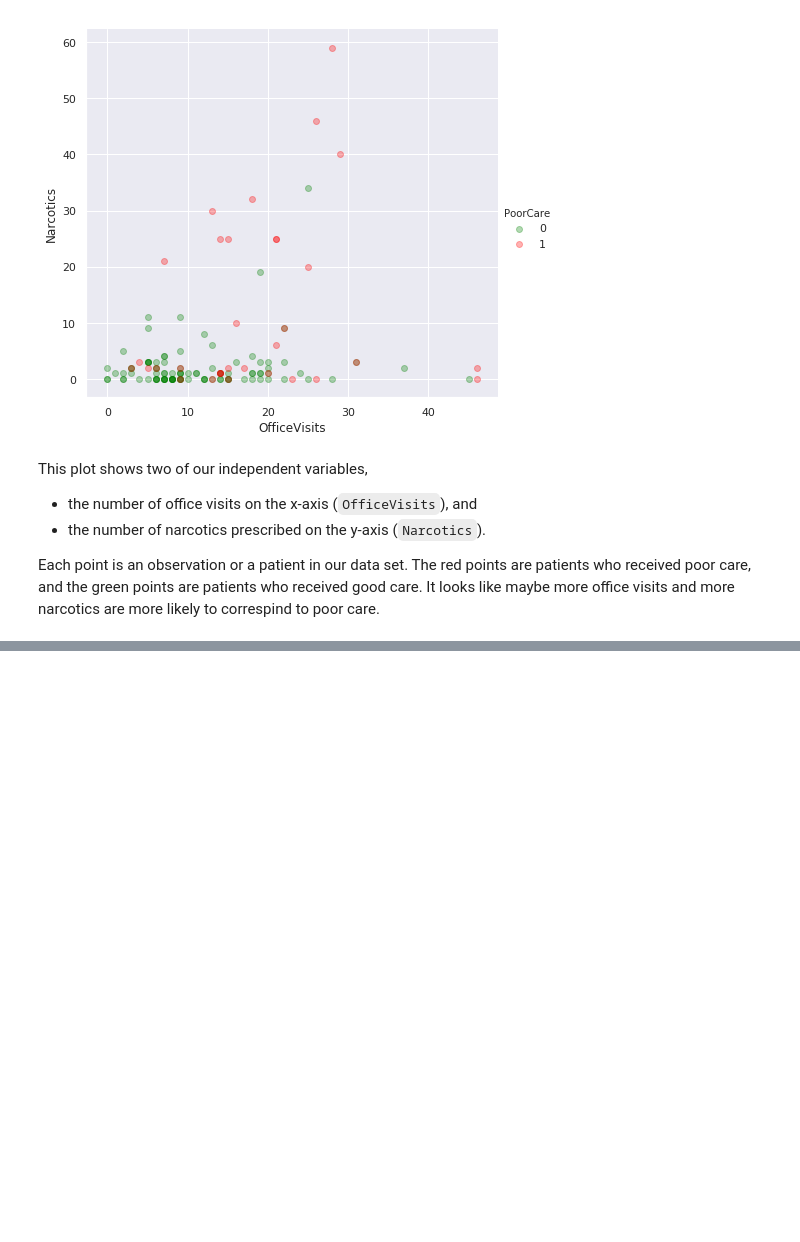
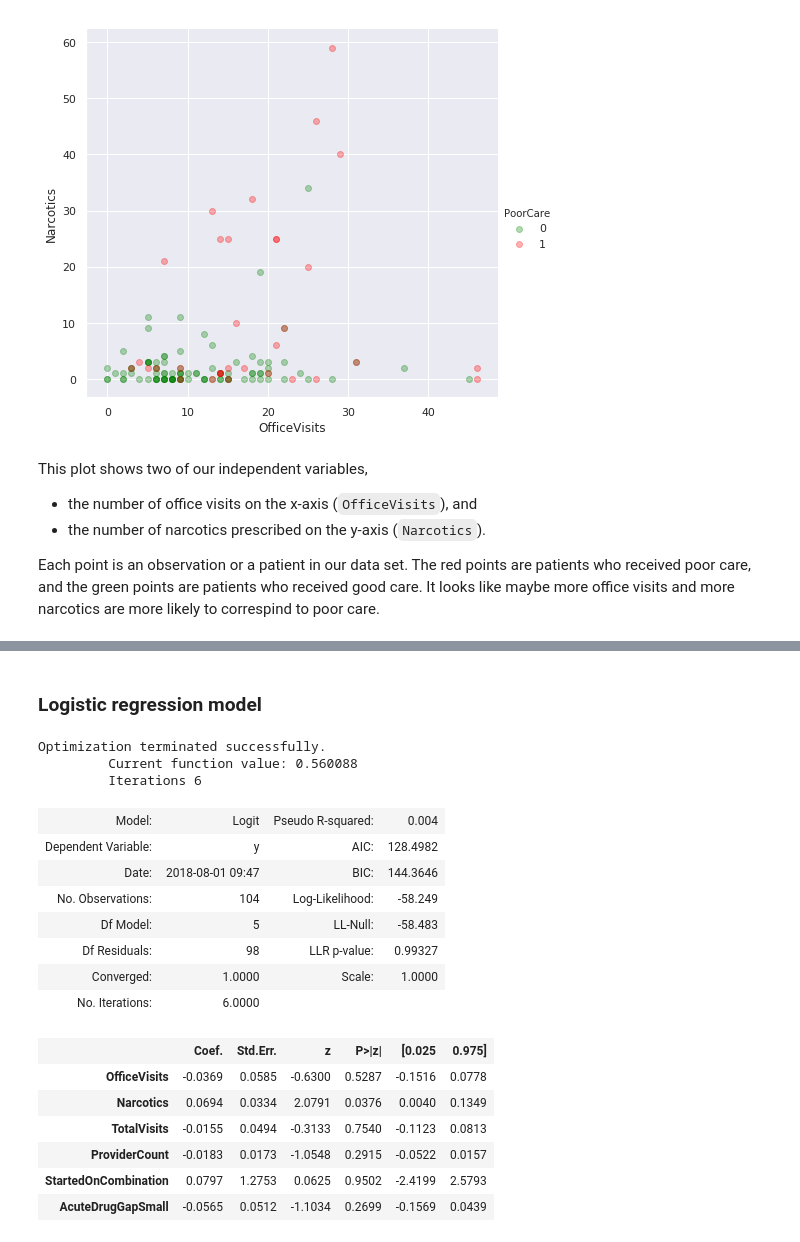
Before and after one commit to PablodelaCuesta/Machine_learning, a Jupyter notebook: Part_3_Classification (Supervised)/Part_1_Logistic_Regression/Example_1_modeling_the_expert.ipynb, the cells around one changed output, grey strips where cells are left out. Saved outputs shown, nothing was run; the diff lists cells and outputs as text; code cells hidden in the pictures; blank space fills up the shorter version.

Commit message:
Cluster and logit model

```diff
--- a/Part_3_Classification (Supervised)/Part_1_Logistic_Regression/Example_1_modeling_the_expert.ipynb
+++ b/Part_3_Classification (Supervised)/Part_1_Logistic_Regression/Example_1_modeling_the_expert.ipynb
@@ -191,0 +222,6 @@ plt.show()
+# %%
+# Selecting data
+X = quality_model1.drop('PoorCare', axis = 1).values
+y = quality_model1['PoorCare'].values
+
+(X.shape, y.shape)
@@ -191,0 +230,5 @@ plt.show()
+# %%
+X_train, X_test, y_train, y_test = train_test_split(X, y,
+                                                   test_size=0.2,
+                                                   random_state=42)
+len(X_train) + len(X_test) == len(X)
@@ -191,0 +239,5 @@ plt.show()
+# %%
+quality_sample = quality_model1.sample(n=int((len(quality_model1) * 0.8)),
+                                       random_state=42)
+print(quality_sample.shape)
+quality_sample.head()
@@ -191,0 +252,2 @@ plt.show()
+# %% [markdown]
+### Logistic regression model
@@ -191,0 +257,24 @@ plt.show()
+# %%
+quality_logit1 = sm.Logit(endog=y_train, exog=quality_sample.drop('PoorCare', axis = 1)).fit()
+# %% [output]
+Optimization terminated successfully.
+         Current function value: 0.560088
+         Iterations 6
+# %%
+quality_logit1.summary2()
+# %% [output]
+| Model: | Logit | Pseudo R-squared: | 0.004 |
+| Dependent Variable: | y | AIC: | 128.4982 |
+| Date: | 2018-08-01 09:47 | BIC: | 144.3646 |
+| No. Observations: | 104 | Log-Likelihood: | -58.249 |
+| Df Model: | 5 | LL-Null: | -58.483 |
+| Df Residuals: | 98 | LLR p-value: | 0.99327 |
+| Converged: | 1.0000 | Scale: | 1.0000 |
+| No. Iterations: | 6.0000 |  |  |
+|  | Coef. | Std.Err. | z | P>|z| | [0.025 | 0.975] |
+| OfficeVisits | -0.0369 | 0.0585 | -0.6300 | 0.5287 | -0.1516 | 0.0778 |
+| Narcotics | 0.0694 | 0.0334 | 2.0791 | 0.0376 | 0.0040 | 0.1349 |
+| TotalVisits | -0.0155 | 0.0494 | -0.3133 | 0.7540 | -0.1123 | 0.0813 |
+| ProviderCount | -0.0183 | 0.0173 | -1.0548 | 0.2915 | -0.0522 | 0.0157 |
+| StartedOnCombination | 0.0797 | 1.2753 | 0.0625 | 0.9502 | -2.4199 | 2.5793 |
+| AcuteDrugGapSmall | -0.0565 | 0.0512 | -1.1034 | 0.2699 | -0.1569 | 0.0439 |
```
Also changed, not shown: parts of 36 cells of this notebook.
